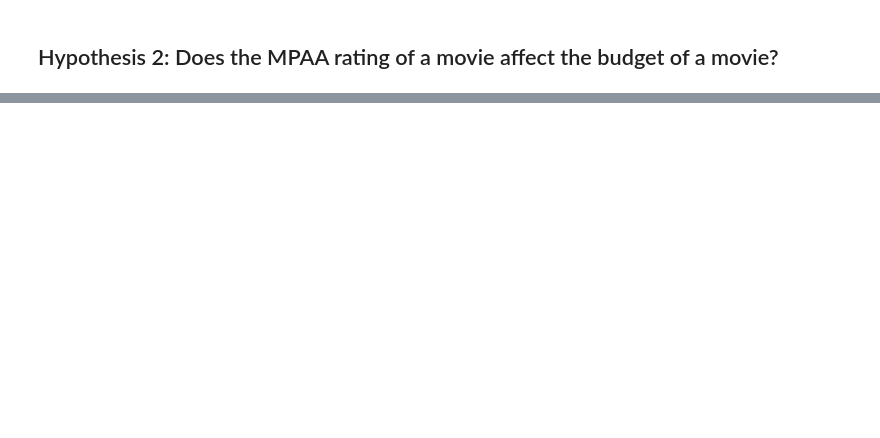
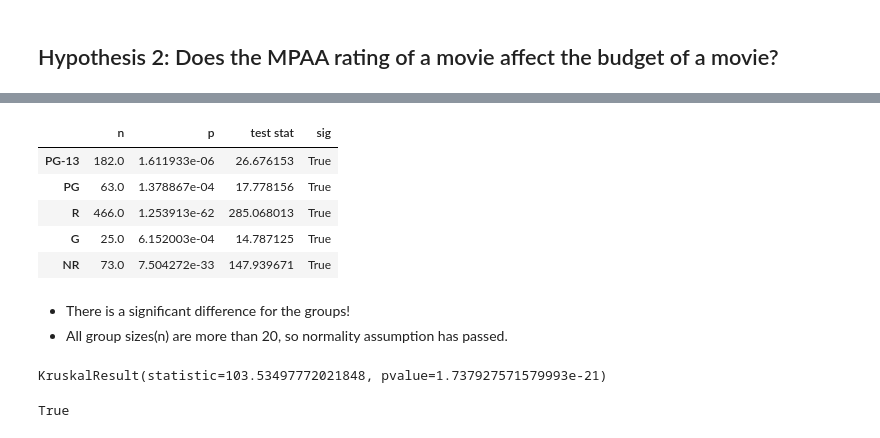
Before and after one commit to sharclark/IMDB-SQL-Database, a Jupyter notebook: IMDB SQL Database - with Hypothesis Testing.ipynb, the cells around one changed output, grey strips where cells are left out. Saved outputs shown, nothing was run; the diff lists cells and outputs as text; code cells hidden in the pictures; blank space fills up the shorter version.

```diff
--- a/IMDB SQL Database - with Hypothesis Testing.ipynb
+++ b/IMDB SQL Database - with Hypothesis Testing.ipynb
@@ -567,0 +606,7 @@ plt.show();
+# %%
+# separating the groups in order to compare them
+groups = {}
+for i in hypo2_df['certification'].unique():
+    data2 = hypo2_df.loc[hypo2_df['certification']==i,'budget'].copy()
+    groups[i] = data2
+groups.keys()
@@ -567,0 +630,6 @@ plt.show();
+# %%
+#for loop to check for outliers
+for i, data2 in groups.items():
+    zscores = stats.zscore(data2)
+    outliers = abs(zscores) > 3
+    print(np.sum(outliers))
@@ -567,0 +642,5 @@ plt.show();
+# %%
+#for loop to remove outliers
+
+for i, data2 in groups.items():
+    data2 = data2[(np.abs(stats.zscore(data2)) < 3)]
@@ -567,0 +649,11 @@ plt.show();
+# %%
+results2 = {}
+for i, data2 in groups.items():
+    stat, p = stats.normaltest(data2)
+    ## save the p val, test statistic, and the size of the group
+    results[i] = {'n': len(data2),
+                       'p':p,
+                       'test stat':stat}
+## convert to a dataframe
+results_df2 = pd.DataFrame(results).T
+results_df2
@@ -567,0 +667,20 @@ plt.show();
+# %%
+results_df2['sig'] = results_df2['p'] < .05
+results_df2
+# %% [output]
+|  | n | p | test stat | sig |
+| PG-13 | 182.0 | 1.611933e-06 | 26.676153 | True |
+| PG | 63.0 | 1.378867e-04 | 17.778156 | True |
+| R | 466.0 | 1.253913e-62 | 285.068013 | True |
+| G | 25.0 | 6.152003e-04 | 14.787125 | True |
+| NR | 73.0 | 7.504272e-33 | 147.939671 | True |
+# %% [markdown]
+- There is a significant difference for the groups!
+- All group sizes(n) are more than 20, so normality assumption has passed.
+# %%
+hyp2_anova = stats.kruskal(*groups.values())
+print(hyp2_anova)
+hyp2_anova.pvalue<.05
+# %% [output]
+KruskalResult(statistic=103.53497772021848, pvalue=1.737927571579993e-21)
+True
```
Also changed, not shown: parts of 18 cells of this notebook.
